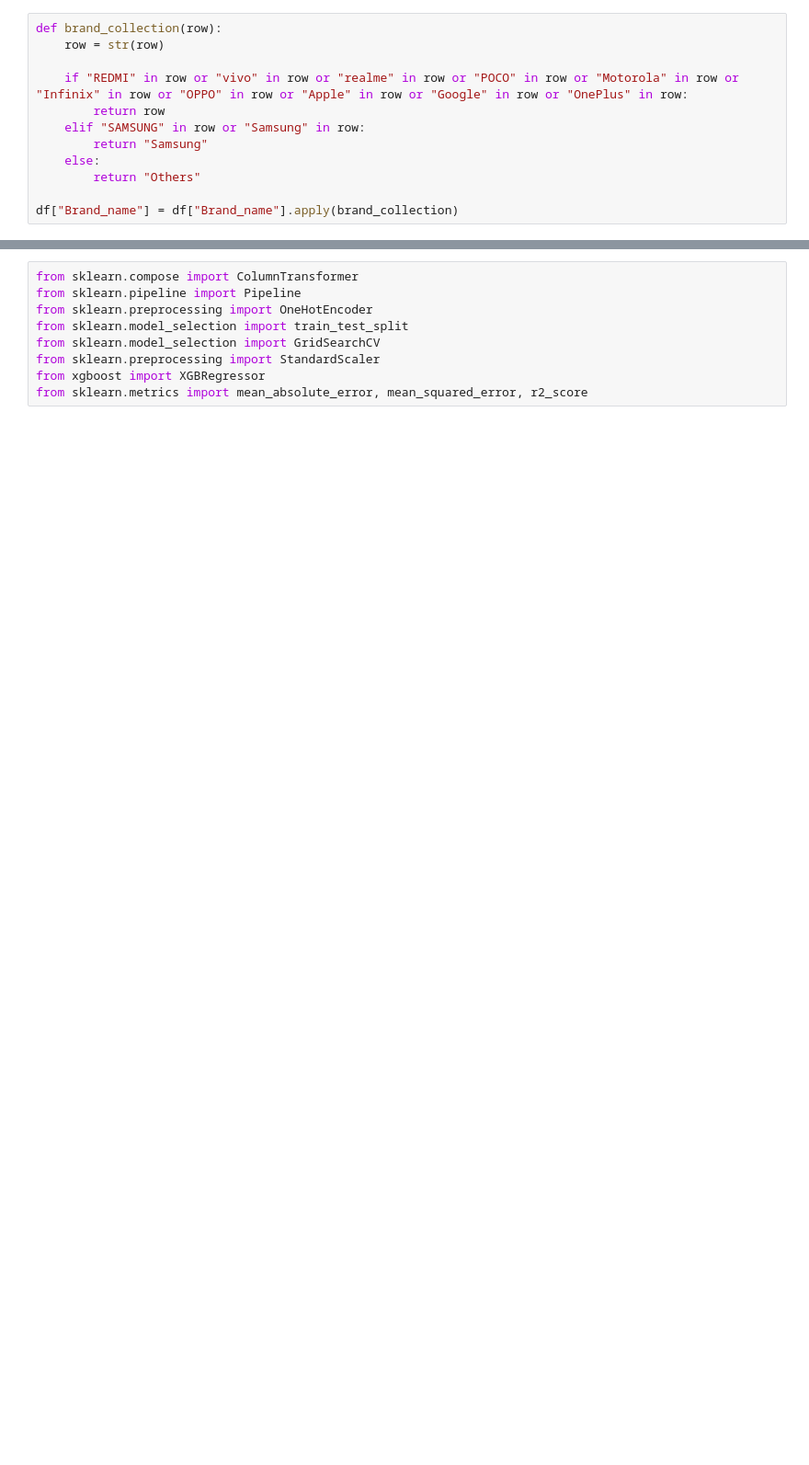
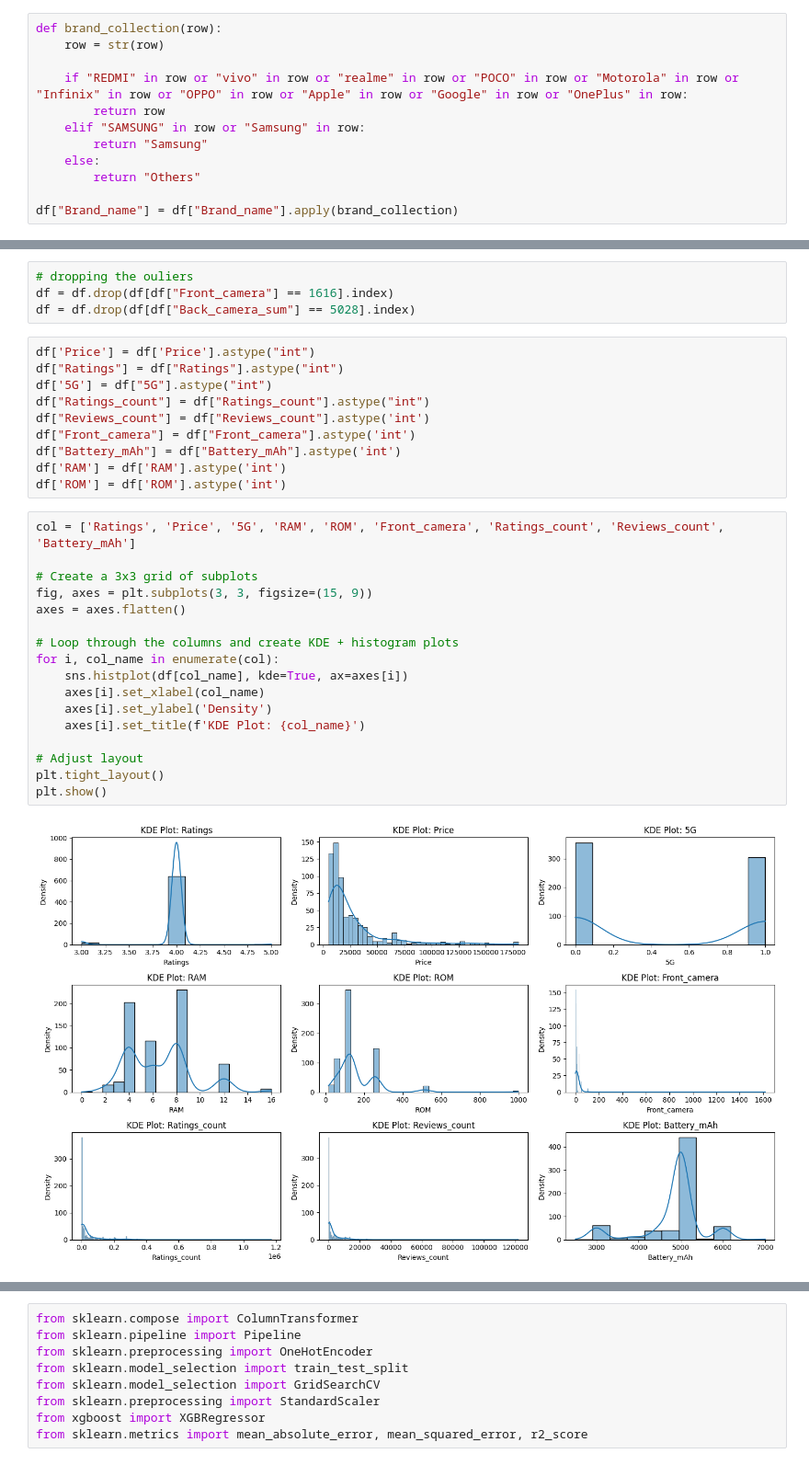
Before and after one commit to Jay-mishra04/SmartPhone_Price_Prediction, a Jupyter notebook: Smartphone price prediction.ipynb, the cells around one changed output, grey strips where cells are left out. Shown at 92% size. Drawn from its saved outputs; the diff is of its cells as text; blank space fills up the shorter version.

```diff
--- a/Smartphone price prediction.ipynb
+++ b/Smartphone price prediction.ipynb
@@ -394,0 +554,33 @@ df["Brand_name"] = df["Brand_name"].apply(brand_collection)
+# %%
+# dropping the ouliers
+df = df.drop(df[df["Front_camera"] == 1616].index)
+df = df.drop(df[df["Back_camera_sum"] == 5028].index)
+# %%
+df['Price'] = df['Price'].astype("int")
+df["Ratings"] = df["Ratings"].astype("int")
+df['5G'] = df["5G"].astype("int")
+df["Ratings_count"] = df["Ratings_count"].astype("int")
+df["Reviews_count"] = df["Reviews_count"].astype('int')
+df["Front_camera"] = df["Front_camera"].astype('int')
+df["Battery_mAh"] = df["Battery_mAh"].astype('int')
+df['RAM'] = df['RAM'].astype('int')
+df['ROM'] = df['ROM'].astype('int')
+# %%
+col = ['Ratings', 'Price', '5G', 'RAM', 'ROM', 'Front_camera', 'Ratings_count', 'Reviews_count', 'Battery_mAh']
+
+# Create a 3x3 grid of subplots
+fig, axes = plt.subplots(3, 3, figsize=(15, 9))
+axes = axes.flatten()
+
+# Loop through the columns and create KDE + histogram plots
+for i, col_name in enumerate(col):
+    sns.histplot(df[col_name], kde=True, ax=axes[i])
+    axes[i].set_xlabel(col_name)
+    axes[i].set_ylabel('Density')
+    axes[i].set_title(f'KDE Plot: {col_name}')
+
+# Adjust layout
+plt.tight_layout()
+plt.show()
+# %% [output]
+[figure, added]
```
Also changed, not shown: parts of 60 cells of this notebook.
